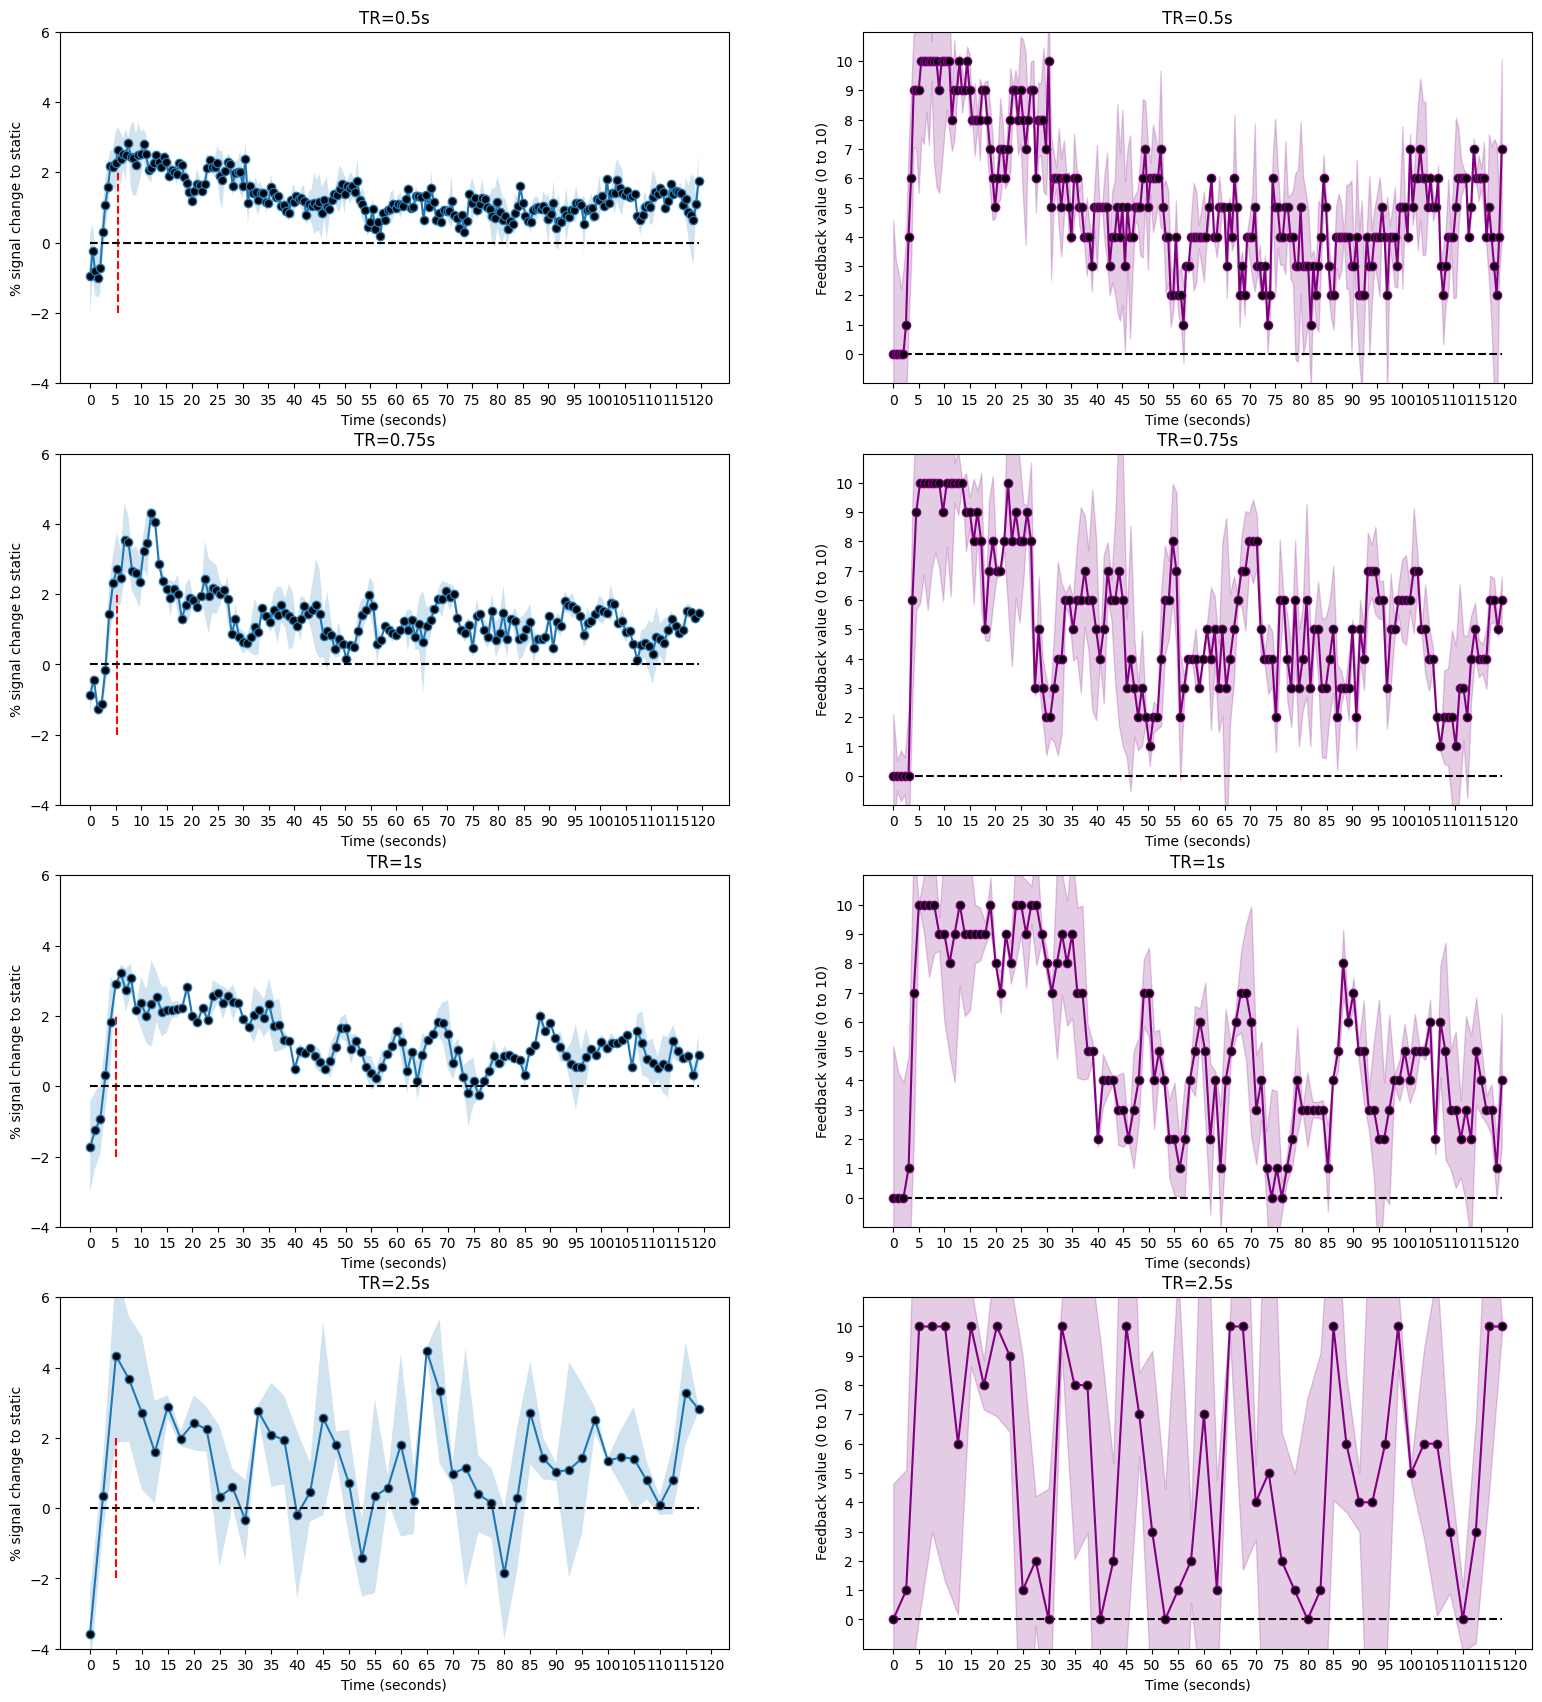
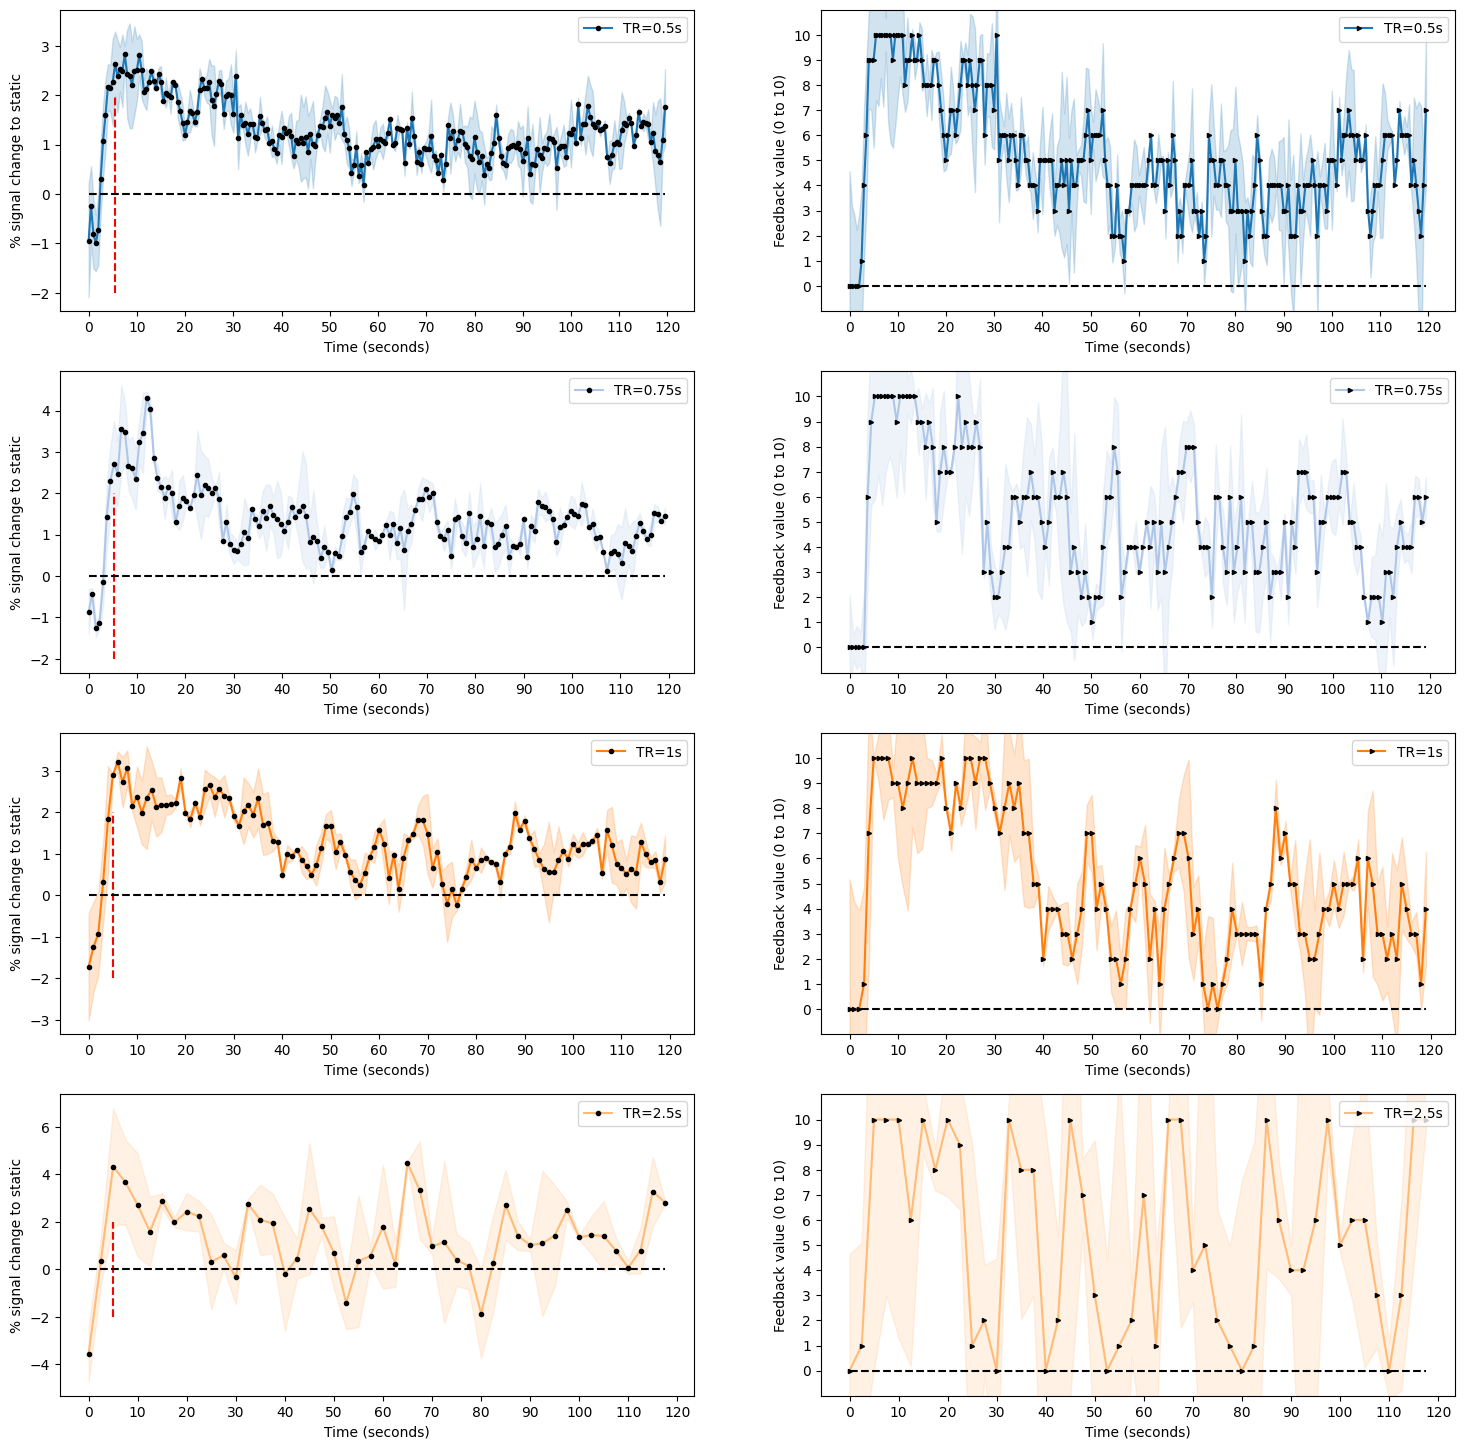
Code edit (unified diff) that turned the first committed figure into the second:
--- before
+++ after
@@ -1,5 +1,7 @@
 # plot ERA with mean PSC to static timeseries for each tr
-f_psc, axs_psc = plt.subplots(4, 2, figsize=(19, 21))
+f_psc, axs_psc = plt.subplots(4, 2, figsize=(18, 18))
 roi_name = 'bilateral_mt'
+
+cmap = plt.get_cmap('tab20')
 
 for tr_idx,tr in enumerate(tr_list):
@@ -64,13 +66,14 @@
 
     # plot mean and std timeseries
-    axs_psc[tr_idx,0].plot(time_vector, data_to_plot_mean, marker = 'o', markerfacecolor = 'black')
-    axs_psc[tr_idx,0].fill_between(time_vector, data_to_plot_mean-data_to_plot_std, data_to_plot_mean+data_to_plot_std, alpha=0.2)
+    axs_psc[tr_idx,0].plot(time_vector, data_to_plot_mean, marker = 'o', markeredgecolor = 'black', markerfacecolor = 'black', markersize = 3, color=cmap(tr_idx), label=f'TR='+str(tr)+'s')
+    axs_psc[tr_idx,0].fill_between(time_vector, data_to_plot_mean-data_to_plot_std, data_to_plot_mean+data_to_plot_std, alpha=0.2, color=cmap(tr_idx))
     axs_psc[tr_idx,0].hlines(0, 0, time_vector[-1], colors='k', linestyles='dashed')
 
-    axs_psc[tr_idx,0].set_title(f'TR='+str(tr)+'s')
+    #axs_psc[tr_idx,0].set_title(f'TR='+str(tr)+'s')
+    axs_psc[tr_idx,0].legend(loc='upper right')
     axs_psc[tr_idx,0].set_xlabel('Time (seconds)')
     axs_psc[tr_idx,0].set_ylabel('% signal change to static')
-    axs_psc[tr_idx,0].set_xticks(np.arange(0,121,5))
-    axs_psc[tr_idx,0].set_ylim([-4, 6])
+    axs_psc[tr_idx,0].set_xticks(np.arange(0,121,10))
+    #axs_psc[tr_idx,0].set_ylim([-4, 6])
 
     # set maximums and round
@@ -81,10 +84,11 @@
     # plot 2nd column
     axs_psc[tr_idx,1].hlines(0, 0, time_vector[-1], colors='k', linestyles='dashed')
-    axs_psc[tr_idx,1].plot(time_vector, time_series_disc_mean_psc_active_mean, marker = 'o', markerfacecolor = 'black', color='purple')
-    axs_psc[tr_idx,1].fill_between(time_vector, time_series_disc_mean_psc_active_mean-time_series_disc_mean_psc_active_std, time_series_disc_mean_psc_active_mean+time_series_disc_mean_psc_active_std, alpha=0.2, color='purple')
+    axs_psc[tr_idx,1].plot(time_vector, time_series_disc_mean_psc_active_mean, marker = '>', markeredgecolor = 'black', markerfacecolor = 'black', markersize = 3, color=cmap(tr_idx) , label=f'TR='+str(tr)+'s')
+    axs_psc[tr_idx,1].fill_between(time_vector, time_series_disc_mean_psc_active_mean-time_series_disc_mean_psc_active_std, time_series_disc_mean_psc_active_mean+time_series_disc_mean_psc_active_std, alpha=0.2, color=cmap(tr_idx))
     axs_psc[tr_idx,1].set_ylim([-1, 11])
-    axs_psc[tr_idx,1].set_title(f'TR='+str(tr)+'s')
+    #axs_psc[tr_idx,1].set_title(f'TR='+str(tr)+'s')
+    axs_psc[tr_idx,1].legend(loc='upper right')
     axs_psc[tr_idx,1].set_xlabel('Time (seconds)')
     axs_psc[tr_idx,1].set_ylabel('Feedback value (0 to 10)')
-    axs_psc[tr_idx,1].set_xticks(np.arange(0,121,5))
+    axs_psc[tr_idx,1].set_xticks(np.arange(0,121,10))
     axs_psc[tr_idx,1].set_yticks(np.arange(0,11,1))

Commit: optimizing figure